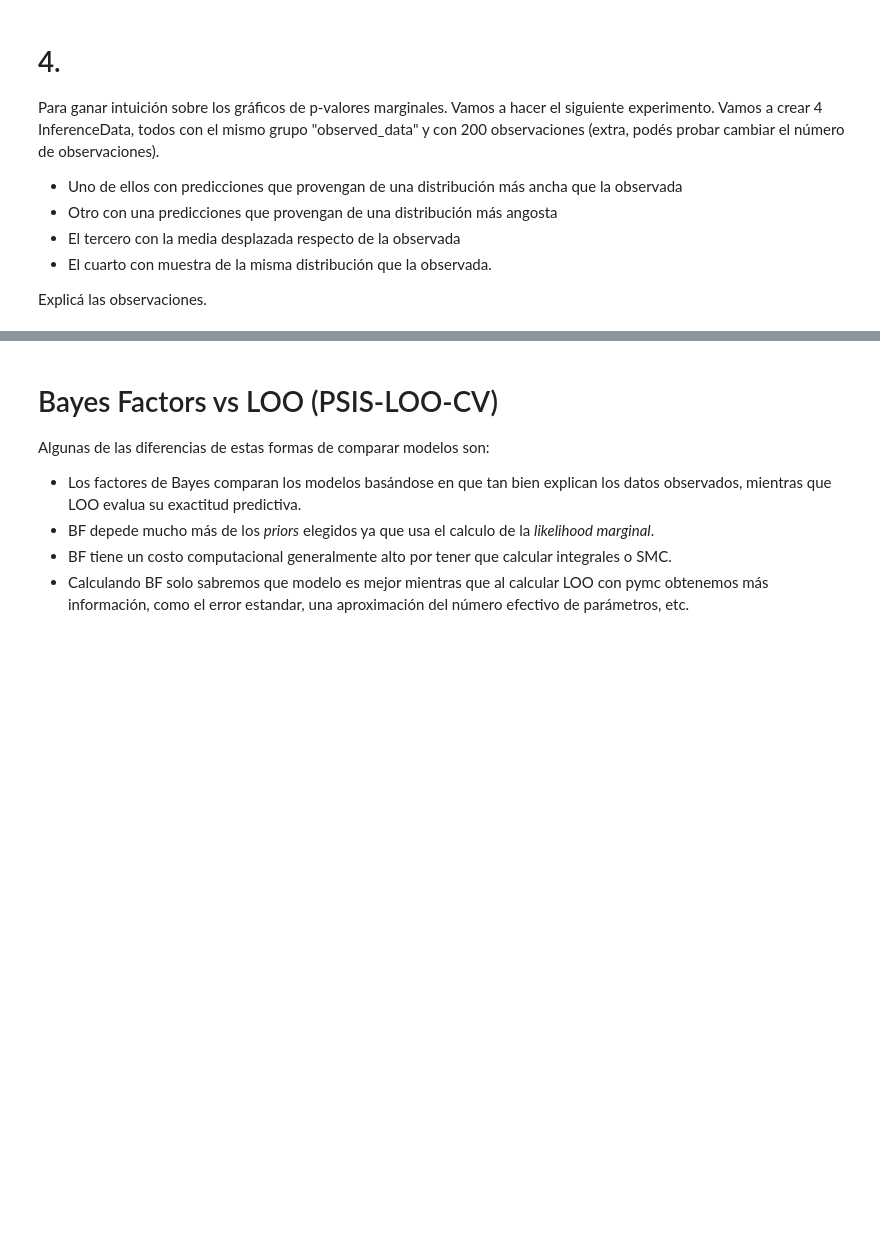
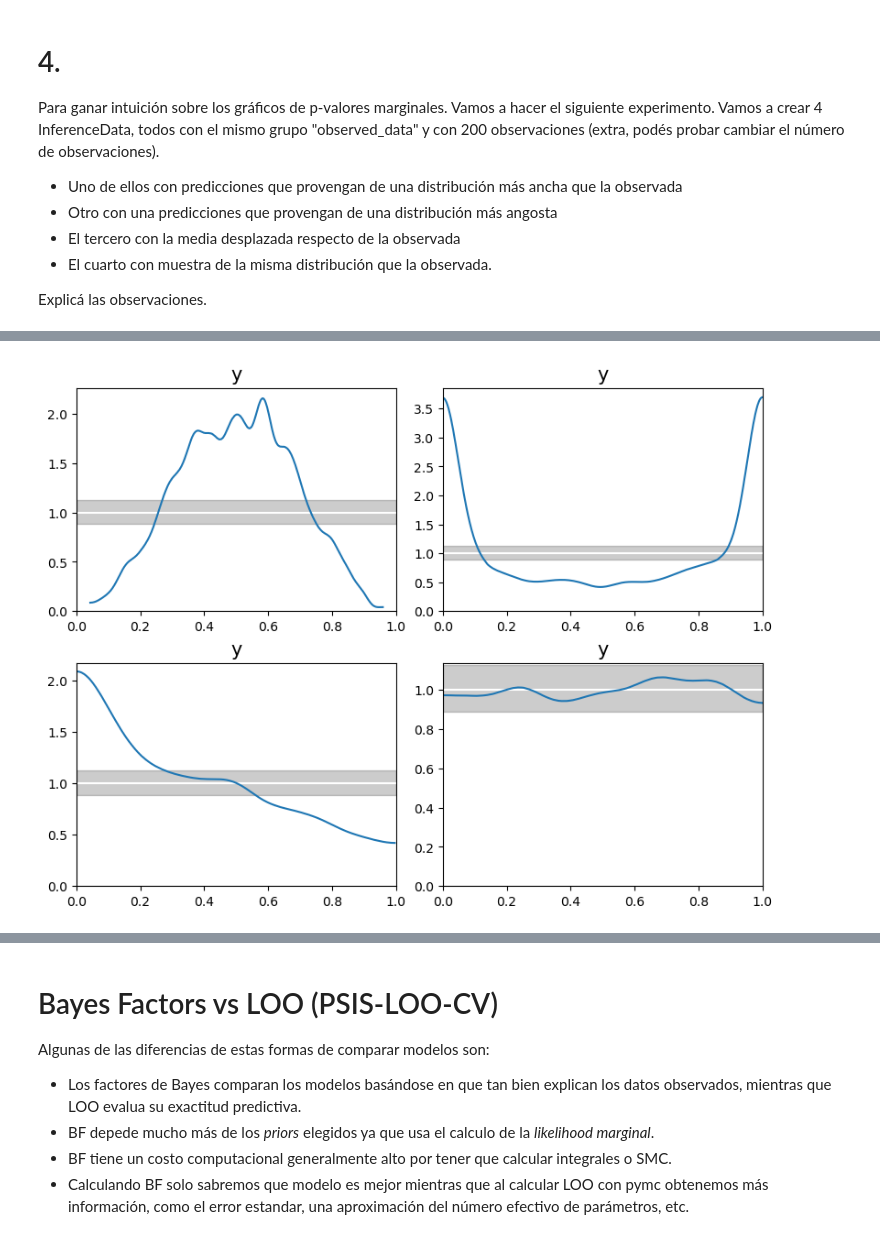
Before and after one commit to nazarenomm/Estadistica-e-Inferencia-2, a Jupyter notebook: ejercicios/ejercicios_04_01_nazareno_magallanes.ipynb, the cells around one changed output, grey strips where cells are left out. Cells and saved outputs as stored; diff of their text form; code cells hidden in the pictures; blank space fills up the shorter version.

```diff
--- a/ejercicios/ejercicios_04_01_nazareno_magallanes.ipynb
+++ b/ejercicios/ejercicios_04_01_nazareno_magallanes.ipynb
@@ -305,3 +308,29 @@ Para ganar intuición sobre los gráficos de p-valores marginales. Vamos a hacer
 + El cuarto con muestra de la misma distribución que la observada.
 
 Explicá las observaciones.
+# %%
+observed_data = np.random.normal(0, 1, 1000)
+# %%
+with pm.Model() as modelo_ancho:
+    μ = pm.Normal('μ', mu=0, sigma=0.1)
+    y = pm.Normal('y', mu=μ, sigma=2, observed=observed_data)
+    idata_ancho = pm.sample(200)
+    idata_ancho.extend(pm.sample_posterior_predictive(idata_ancho))
+
+with pm.Model() as modelo_angosto:
+    μ = pm.Normal('μ', mu=0, sigma=0.1)
+    y = pm.Normal('y', mu=μ, sigma=0.5, observed=observed_data)
+    idata_angosto = pm.sample(200)
+    idata_angosto.extend(pm.sample_posterior_predictive(idata_angosto))
+
+with pm.Model() as modelo_desplazado:
+    μ = pm.Normal('μ', mu=5, sigma=0.1)
+    y = pm.Normal('y', mu=μ, sigma=1, observed=observed_data)
+    idata_desplazado = pm.sample(200)
+    idata_desplazado.extend(pm.sample_posterior_predictive(idata_desplazado))
+
+with pm.Model() as modelo_obs:
+    μ = pm.Normal('μ', mu=0, sigma=0.1)
+    y = pm.Normal('y', mu=μ, sigma=1, observed=observed_data)
+    idata_obs = pm.sample(200)
+    idata_obs.extend(pm.sample_posterior_predictive(idata_obs))
@@ -307,0 +360,8 @@ Explicá las observaciones.
+# %%
+fig, ax = plt.subplots(2, 2, constrained_layout=True, figsize=(8, 6))
+az.plot_bpv(idata_ancho, ax=ax[0, 0]);
+az.plot_bpv(idata_angosto, ax=ax[0, 1]);
+az.plot_bpv(idata_desplazado, ax=ax[1, 0]);
+az.plot_bpv(idata_obs, ax=ax[1, 1]);
+# %% [output]
+[figure, added]
```
Also changed, not shown: parts of 21 cells of this notebook.
